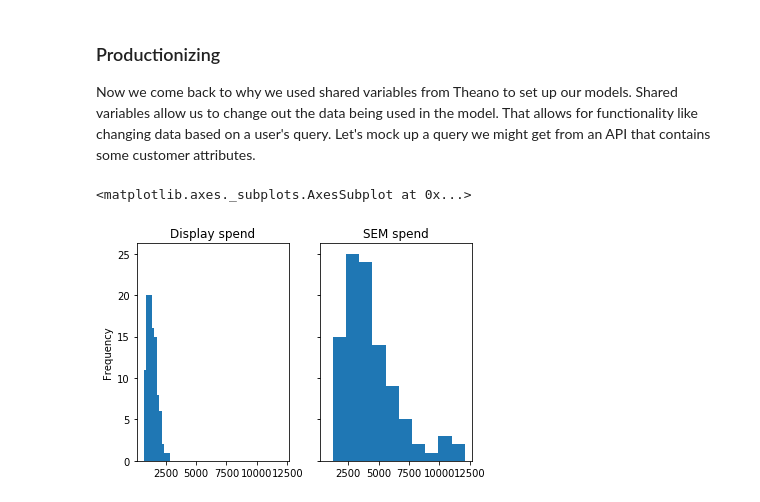
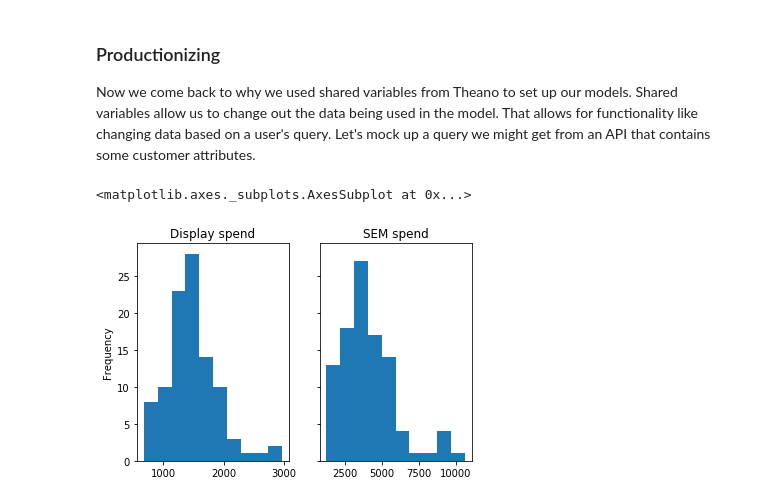
Before and after one commit to moocarme/pydata_2018, a Jupyter notebook: bayes_spend_tutorial.ipynb, the cells around one changed output. Drawn from its saved outputs; the diff is of its cells as text; code cells hidden in the pictures.

```diff
--- a/bayes_spend_tutorial.ipynb
+++ b/bayes_spend_tutorial.ipynb
@@ -381,9 +381,9 @@ display_ppc = run_query(customer_query)
 customer_query.update({'product':'SEM'})
 sem_ppc = run_query(customer_query)
 # %%
-fig, axs = plt.subplots(1, 2, sharey=True, sharex=True)
+fig, axs = plt.subplots(1, 2, sharey=True, sharex=False)
 display_ppc.plot(kind='hist', ax=axs[0], title='Display spend')
 sem_ppc.plot(kind='hist', ax=axs[1], title='SEM spend')
 # %% [output]
 <matplotlib.axes._subplots.AxesSubplot at 0x...>
-[figure, old version]
+[figure, new version]
```
Also changed, not shown: 3 other files.
